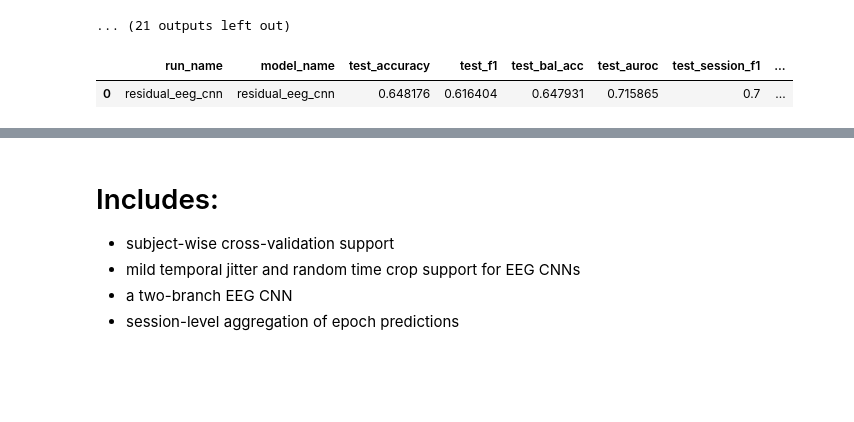
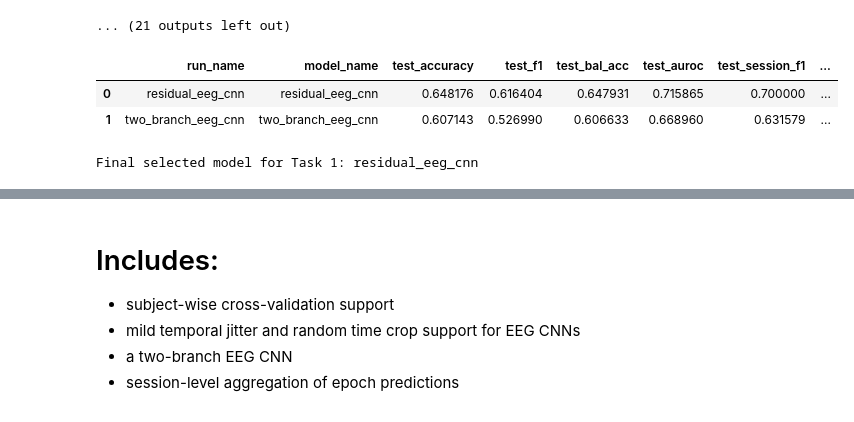
Before and after one commit to chinmayarvind23/EEG-Sleep-Deprivation-Classification-and-Sleepiness-Prediction, a Jupyter notebook: code/sleep_deprivation_classification/Sleep_Deprivation_Classification_2.ipynb, the cells around one changed output, grey strips where cells are left out. Drawn from its saved outputs; the diff is of its cells as text; code cells hidden in the pictures; blank space fills up the shorter version.

Commit message:
saving best model

```diff
--- a/code/sleep_deprivation_classification/Sleep_Deprivation_Classification_2.ipynb
+++ b/code/sleep_deprivation_classification/Sleep_Deprivation_Classification_2.ipynb
@@ -1853,27 +1868,41 @@ Early stopping for residual_eeg_cnn at epoch 10.
 [two_branch_eeg_cnn] epoch 02/40 | train_loss=0.6149 | val_loss=0.7098 | val_acc=0.7111 | val_f1=0.5804 | val_bal_acc=0.6993 | val_auroc=0.7789 | val_session_f1=0.5714 | val_session_bal_acc=0.7000 | l ...
 ... (21 outputs left out)
 # %%
-# This cell runs the held out test set once after you pick the final model from validation.
-# It is set to run the final test for the best current model so step 1 can be completed in one pass.
+# This cell runs the held out test set for both final CNN candidates.
 
-FINAL_MODEL_RUN_NAME = "residual_eeg_cnn"
+FINAL_MODEL_RUN_NAMES = [
+    "residual_eeg_cnn",
+    "two_branch_eeg_cnn",
+]
+FINAL_SELECTED_MODEL = "residual_eeg_cnn"
 RUN_FINAL_TEST_EVALUATION = True
 
 if RUN_FINAL_TEST_EVALUATION:
-    final_test_summary = run_final_test_evaluation(FINAL_MODEL_RUN_NAME)
-    final_test_df = pd.DataFrame([{
-        "run_name": final_test_summary["run_name"],
-        "model_name": final_test_summary["model_name"],
-        "test_accuracy": final_test_summary["test_metrics"]["accuracy"],
-        "test_f1": final_test_summary["test_metrics"]["f1"],
-        "test_bal_acc": final_test_summary["test_metrics"]["balanced_accuracy"],
-        "test_auroc": final_test_summary["test_metrics"]["auroc"],
-        "test_session_f1": final_test_summary["test_session_metrics"]["f1"],
-        "test_session_bal_acc": final_test_summary["test_session_metrics"]["balanced_accuracy"],
-    }])
+    final_test_rows = []
+    final_test_summaries = {}
+
+    for run_name in FINAL_MODEL_RUN_NAMES:
+        summary = run_final_test_evaluation(run_name)
+        final_test_summaries[run_name] = summary
+        final_test_rows.append({
+            "run_name": summary["run_name"],
+            "model_name": summary["model_name"],
+            "test_accuracy": summary["test_metrics"]["accuracy"],
+            "test_f1": summary["test_metrics"]["f1"],
+            "test_bal_acc": summary["test_metrics"]["balanced_accuracy"],
+            "test_auroc": summary["test_metrics"]["auroc"],
+            "test_session_f1": summary["test_session_metrics"]["f1"],
+            "test_session_bal_acc": summary["test_session_metrics"]["balanced_accuracy"],
+        })
+
+    final_test_df = pd.DataFrame(final_test_rows).sort_values(by="test_f1", ascending=False)
     display(final_test_df)
+
+    print("Final selected model for Task 1:", FINAL_SELECTED_MODEL)
 else:
     print("Final test evaluation is skipped.")
 # %% [output]
 |  | run_name | model_name | test_accuracy | test_f1 | test_bal_acc | test_auroc | test_session_f1 | ... |
-| 0 | residual_eeg_cnn | residual_eeg_cnn | 0.648176 | 0.616404 | 0.647931 | 0.715865 | 0.7 | ... |
+| 0 | residual_eeg_cnn | residual_eeg_cnn | 0.648176 | 0.616404 | 0.647931 | 0.715865 | 0.700000 | ... |
+| 1 | two_branch_eeg_cnn | two_branch_eeg_cnn | 0.607143 | 0.526990 | 0.606633 | 0.668960 | 0.631579 | ... |
+Final selected model for Task 1: residual_eeg_cnn
```
Also changed, not shown: parts of 3 cells of this notebook.
